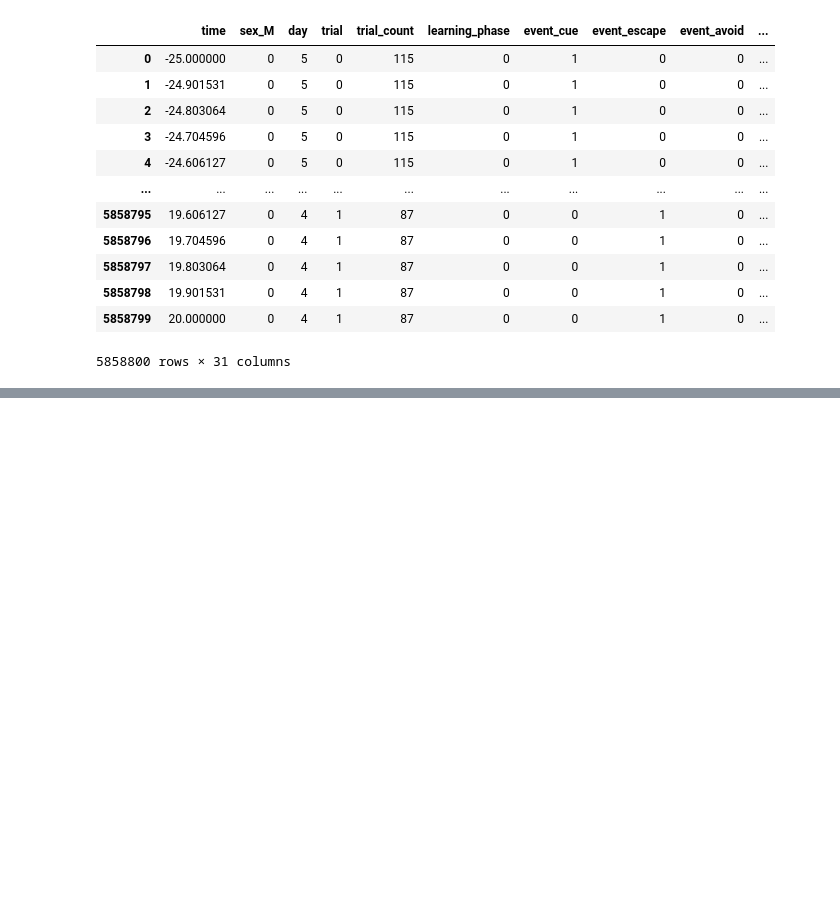
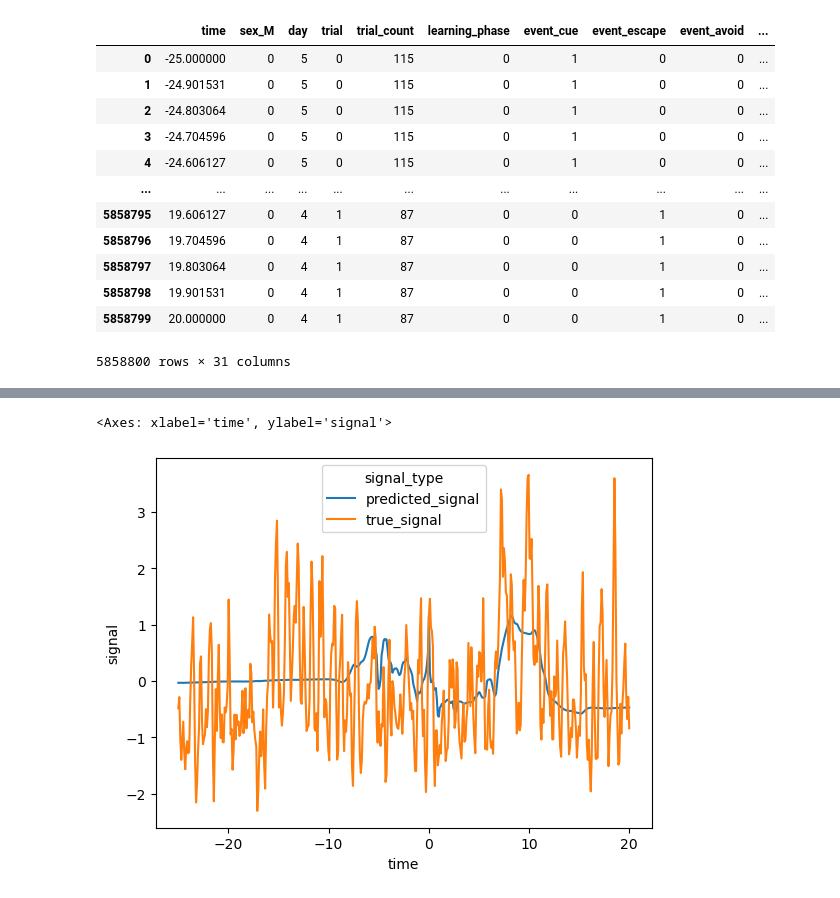
Before and after one commit to Mschaid/ENIGMA, a Jupyter notebook: notebooks/reports/dopamine_full_sequence_stacked_lstm_01.ipynb, the cells around one changed output, grey strips where cells are left out. Drawn from its saved outputs; the diff is of its cells as text; code cells hidden in the pictures; blank space fills up the shorter version.

```diff
--- a/notebooks/reports/dopamine_full_sequence_stacked_lstm_01.ipynb
+++ b/notebooks/reports/dopamine_full_sequence_stacked_lstm_01.ipynb
@@ -188,0 +189,3 @@ ValueError: All arrays must be of the same length
+# %%
+mouse_3 = avoid.query("mouse_id_3==1 & trial_count < 10")
+mouse_3
@@ -188,0 +206,5 @@ ValueError: All arrays must be of the same length
+# %%
+sns.lineplot(data = mouse_3.query("trial_count==9"), x = 'time', y = 'signal', hue = 'signal_type')
+# %% [output]
+<Axes: xlabel='time', ylabel='signal'>
+[figure, added]
```
Also changed, not shown: parts of 23 cells of this notebook.
